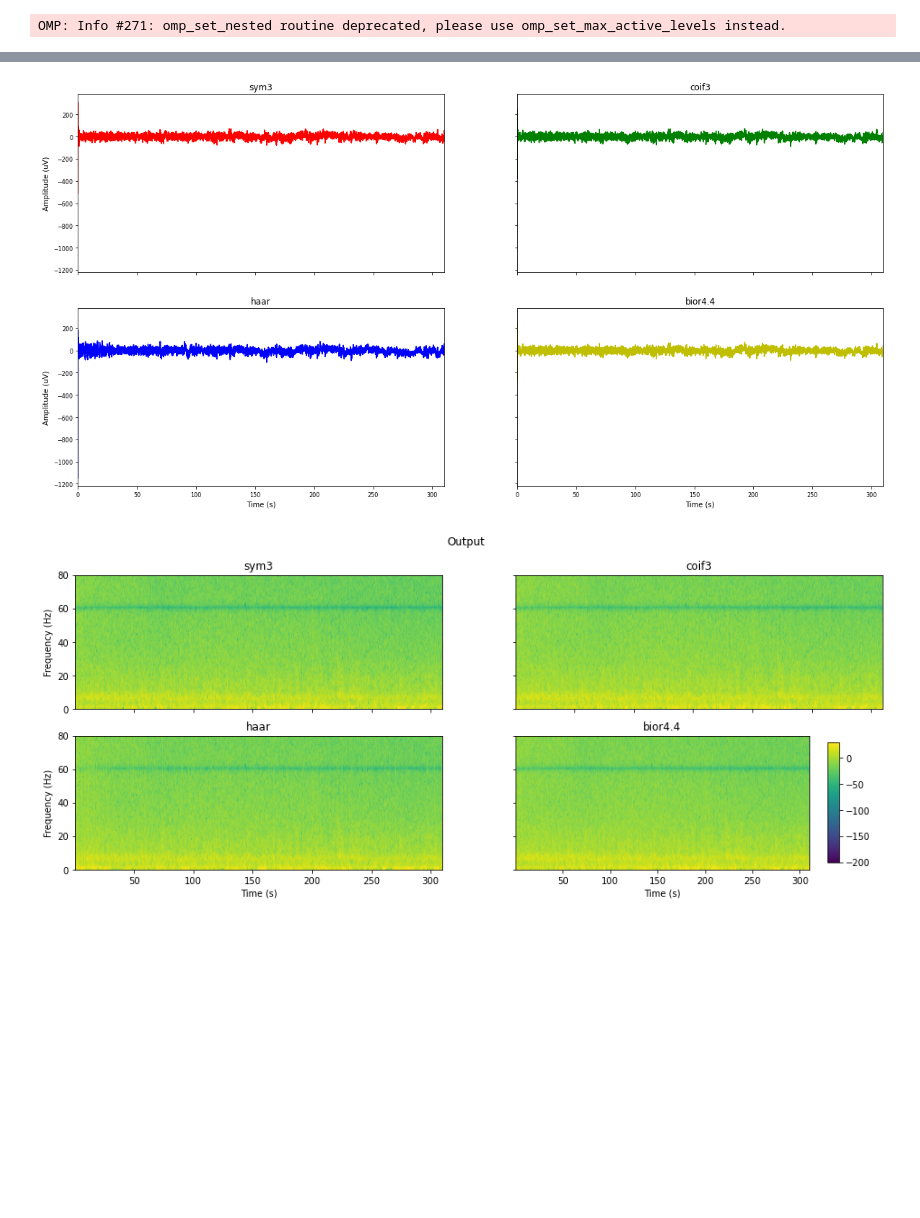
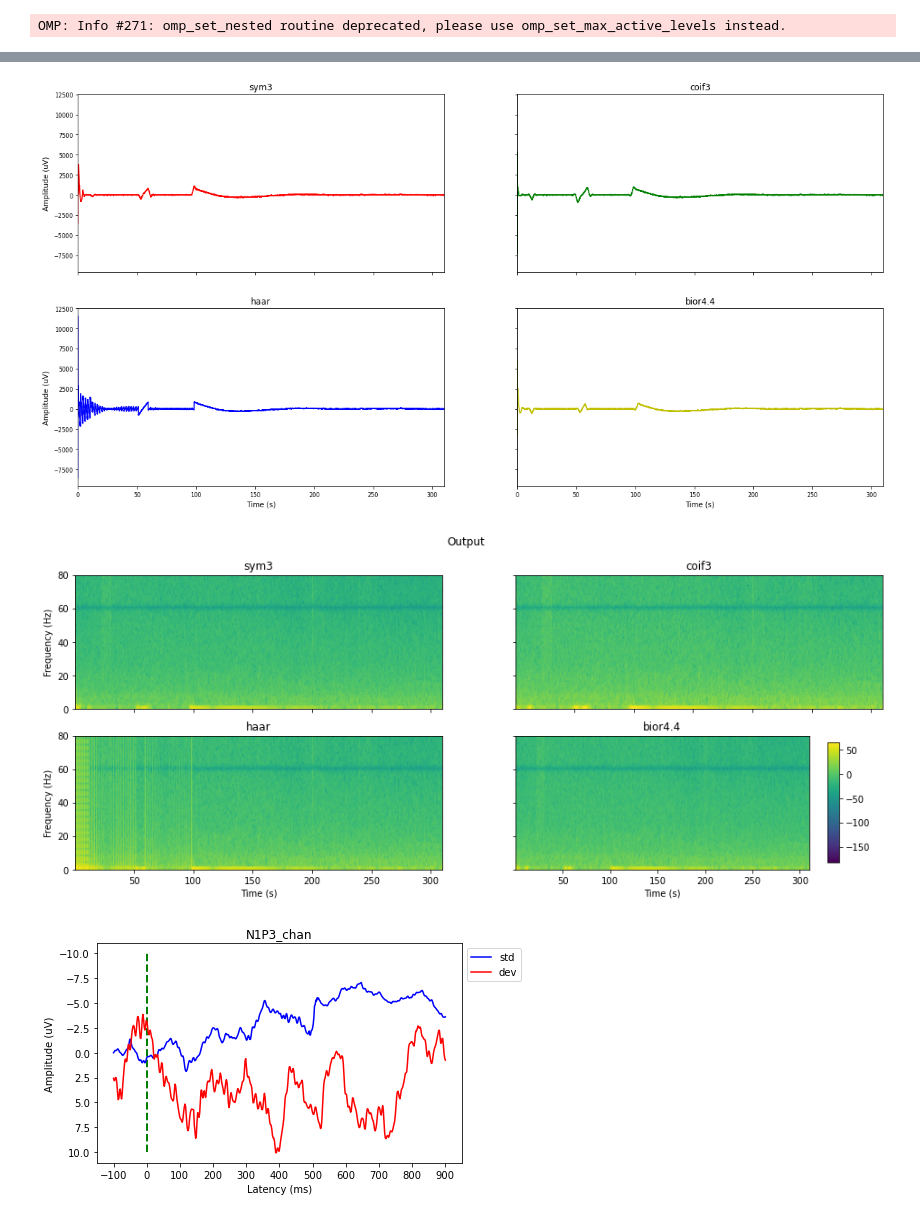
Before and after one commit to iggy96/Dementia-EEG-Analysis, a Jupyter notebook: snr_testing.ipynb, the cells around one changed output, grey strips where cells are left out. Saved outputs shown, nothing was run; the diff lists cells and outputs as text; code cells hidden in the pictures; blank space fills up the shorter version.

```diff
--- a/snr_testing.ipynb
+++ b/snr_testing.ipynb
@@ -5,9 +5,8 @@ import params as cfg
 # %% [output]
 OMP: Info #271: omp_set_nested routine deprecated, please use omp_set_max_active_levels instead.
 # %%
-#localPath = '/Volumes/Backup Plus/EEG_Datasets/laurel_place/dataset'
-localPath = '/Users/joshuaighalo/Downloads/raw'
-filename = '0002_1_03092019_1137'
+localPath = '/Volumes/Backup Plus/EEG_Datasets/laurel_place/dataset'
+filename = '0048_2_04092019_1205'
 version = 1.0
 
 #version = 1.1
@@ -143,4 +142,17 @@ print("MSE haar for global threshold: ", round(mse(data,dwt_eeg_gt[:,2]),3))
 print("MSE bior4.4 for global threshold: ", round(mse(data,dwt_eeg_gt[:,3]),3))
 
 spectogramPlot(dwt_eeg_gt,fs,nfft=cfg.nfft,nOverlap=cfg.noverlap,figsize=(16,6),subTitles=['sym3','coif3','haar','bior4.4'],title='Output')
+
+print("\n")
+
+data_ = dwt_eeg_gt[:,2]
+data_ = data_.reshape(data_.shape[0],1)
+erps = erpExtraction()
+N1P3 = erps.N100P300(trigOutput,data_,time,stimTrig=cfg.stimTrig,clip=cfg.clip)
+N4 = erps.N400(trigOutput,data_,time,stimTrig=cfg.stimTrig,clip=cfg.clip)
+N1P3_chan = N1P3[0]
+N4_chan = N4[0]
+erp_latency = np.array(np.linspace(start=-100, stop=900, num=len(N1P3_chan[0]),dtype=object),dtype=object)
+plot_ERPs(N1P3_chan[0],N1P3_chan[1],erp_latency,'N1P3_chan','Latency (ms)','Amplitude (uV)','std','dev','b','r',10)
+plot_ERPs(N4_chan[0],N4_chan[1],erp_latency,'N4_chan','Latency (ms)','Amplitude (uV)','std','dev','b','r',10)
 # %% [output]
@@ -155,2 +177,3 @@ MSE bior4.4 for global threshold:  229.918
-[figure, old version]
+[figure, new version]
-[figure, old version]
+[figure, new version]
+[figure, added]
```
Also changed, not shown: parts of 5 cells of this notebook.
